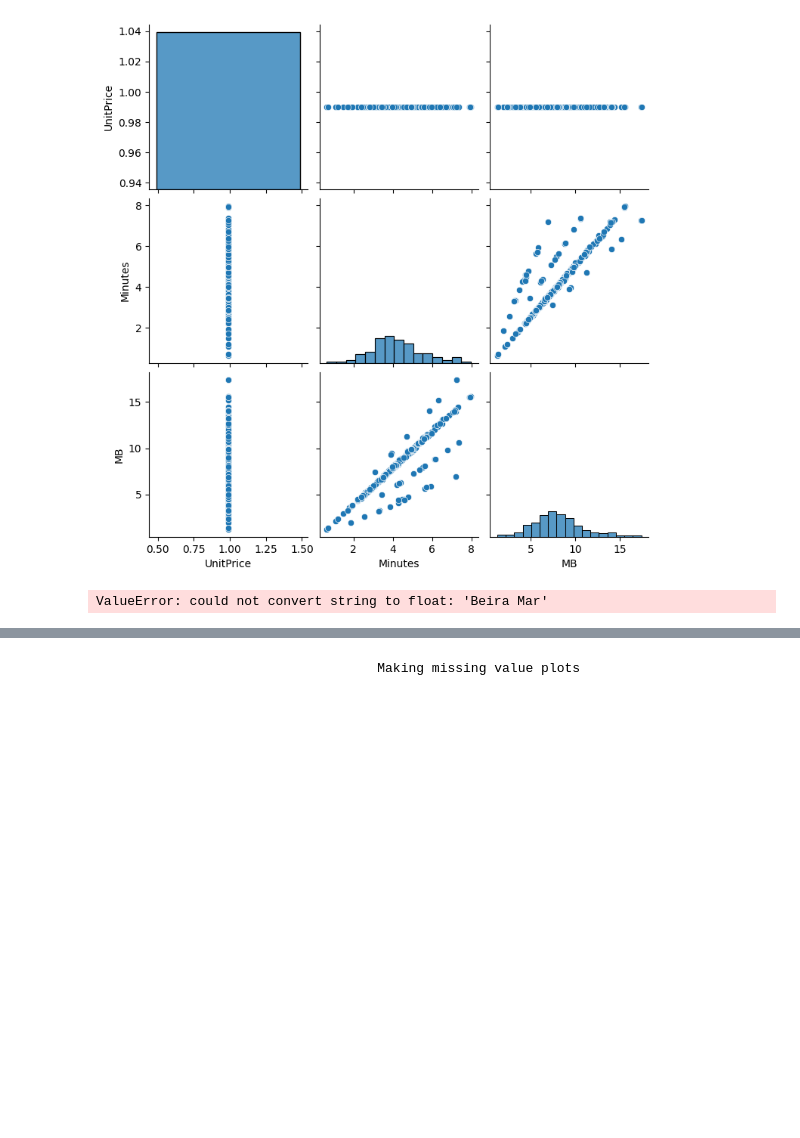
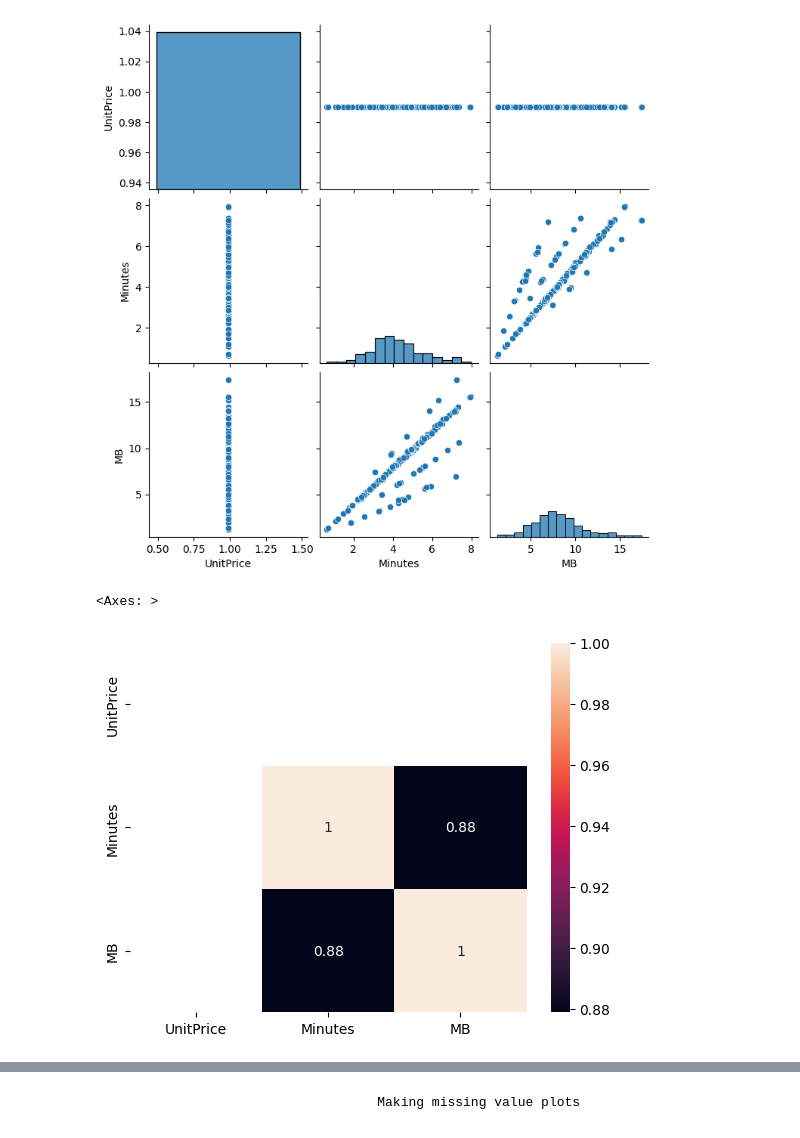
Before and after one commit to gathara66david/Exploratory-Data-Analysis-and-Visualization, a Jupyter notebook: boxplots and letter-value plots.ipynb, the cells around one changed output, grey strips where cells are left out. Cells and saved outputs as stored; diff of their text form; code cells hidden in the pictures; blank space fills up the shorter version.

```diff
--- a/boxplots and letter-value plots.ipynb
+++ b/boxplots and letter-value plots.ipynb
@@ -99,7 +100,8 @@ sns.pairplot(data=df)
 <seaborn.axisgrid.PairGrid at 0x...>
 [figure]
 # %%
-sns.heatmap(df.corr(), annot=True)
+sns.heatmap(df.select_dtypes(include=[np.number]).corr(), annot=True)
 # %% [output]
-ValueError: could not convert string to float: 'Beira Mar'
+<Axes: >
+[figure, added]
 # %%
```
Also changed, not shown: parts of 10 cells of this notebook, 1 other file.
